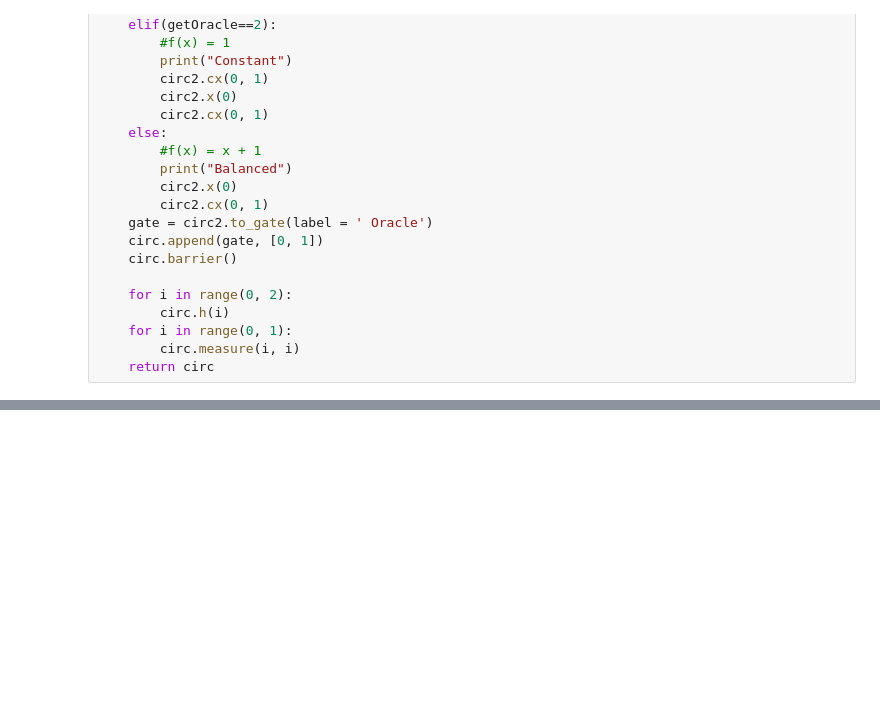
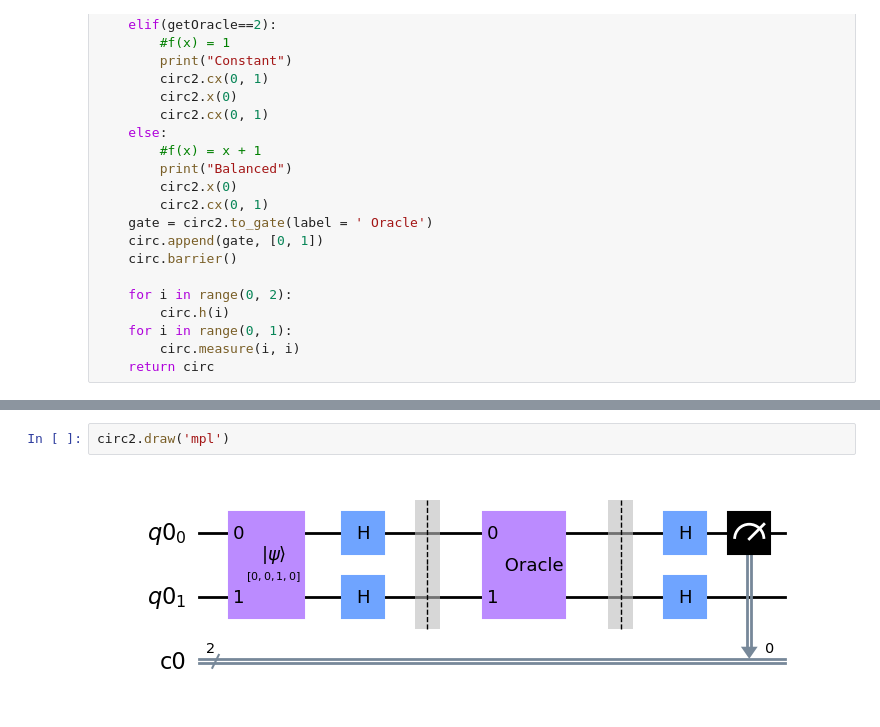
Before and after one commit to anderseline/QuantumComputingBadge, a Jupyter notebook: quantum_algorithms/deutsch_jozsa.ipynb, the cells around one changed output, grey strips where cells are left out. Saved outputs shown, nothing was run; the diff lists cells and outputs as text; blank space fills up the shorter version.

Commit message:
add oracle circuit draw

```diff
--- a/quantum_algorithms/deutsch_jozsa.ipynb
+++ b/quantum_algorithms/deutsch_jozsa.ipynb
@@ -70,3 +70,7 @@ Balanced
+# %%
+circ2.draw('mpl')
+# %% [output]
+[figure, added]
 # %%
 circ2.decompose().draw('mpl')
 # %% [output]
```
Also changed, not shown: parts of 2 cells of this notebook.
